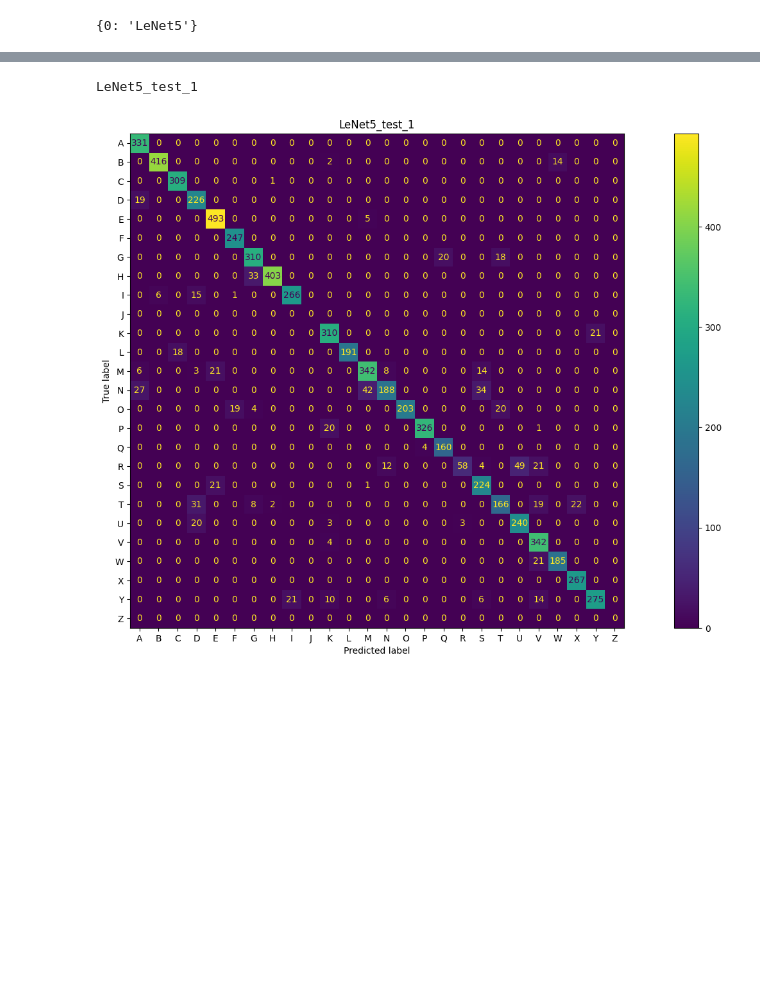
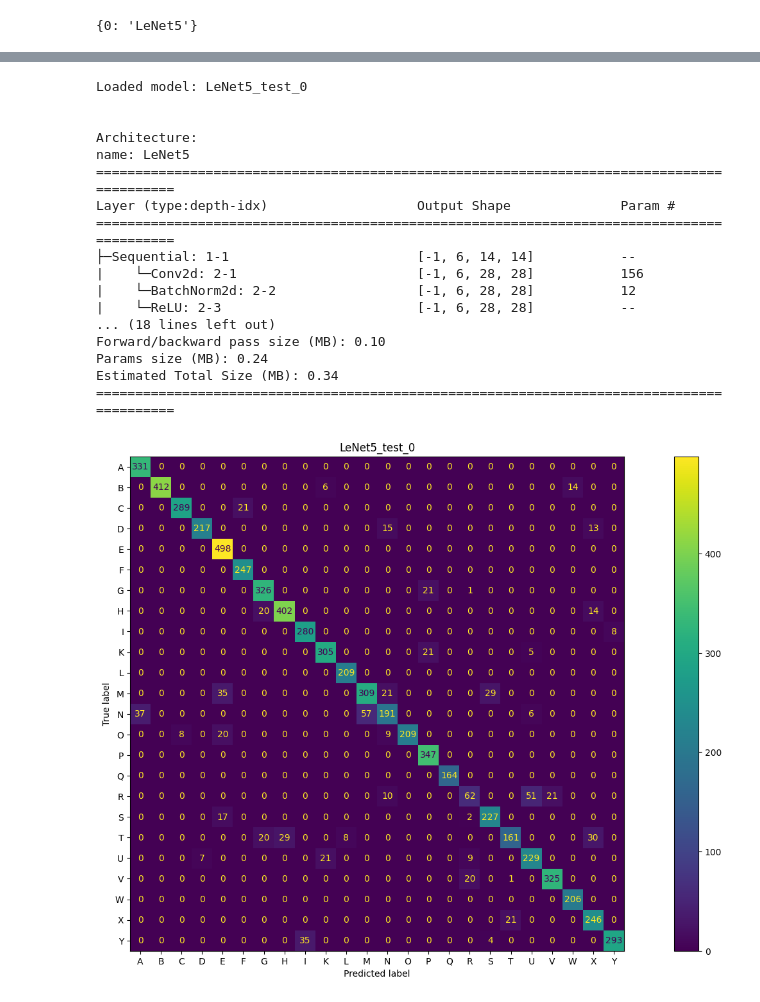
Before and after one commit to Lotto98/Sign-Language-MNIST, a Jupyter notebook: src/LeNet5.ipynb, the cells around one changed output, grey strips where cells are left out. Cells and saved outputs as stored; diff of their text form; code cells hidden in the pictures; blank space fills up the shorter version.

Commit message:
initial hyperparameters plots

```diff
--- a/src/LeNet5.ipynb
+++ b/src/LeNet5.ipynb
@@ -45,4 +54,4 @@ all_results.sort_values(by=['test_accuracies'], ascending=False).head(10)
 # %%
-best_model = NeuralNetwork.load_NN(all_results.iloc[93], classifiers_dict, torch.device("cuda"), (32,32))
+best_model = NeuralNetwork.load_NN(all_results.iloc[473], classifiers_dict, torch.device("cuda"), (32,32))
 best_model.plot_confusion_matrix()
 # %% [output]
@@ -65,8 +73,24 @@ all_results.sort_values(by=['test_accuracies'], ascending=True).head(10)
 # %%
-NeuralNetwork.load_NN(all_results.iloc[1], classifiers_dict, torch.device("cuda"), (32,32)).plot_confusion_matrix()
+NeuralNetwork.load_NN(all_results.iloc[0], classifiers_dict, torch.device("cuda"), (32,32)).plot_confusion_matrix()
 # %% [output]
-LeNet5_test_1
+Loaded model: LeNet5_test_0
+
+
+Architecture:
+name: LeNet5
+==========================================================================================
+Layer (type:depth-idx)                   Output Shape              Param #
+==========================================================================================
+├─Sequential: 1-1                        [-1, 6, 14, 14]           --
+|    └─Conv2d: 2-1                       [-1, 6, 28, 28]           156
+|    └─BatchNorm2d: 2-2                  [-1, 6, 28, 28]           12
+|    └─ReLU: 2-3                         [-1, 6, 28, 28]           --
+... (18 lines left out)
+Forward/backward pass size (MB): 0.10
+Params size (MB): 0.24
+Estimated Total Size (MB): 0.34
+==========================================================================================
-[figure, old version]
+[figure, new version]
 # %%
 image, response = sample_image(index = 10)
 best_model.predict(image)
```
Also changed, not shown: parts of 8 cells of this notebook, 2 other files.
